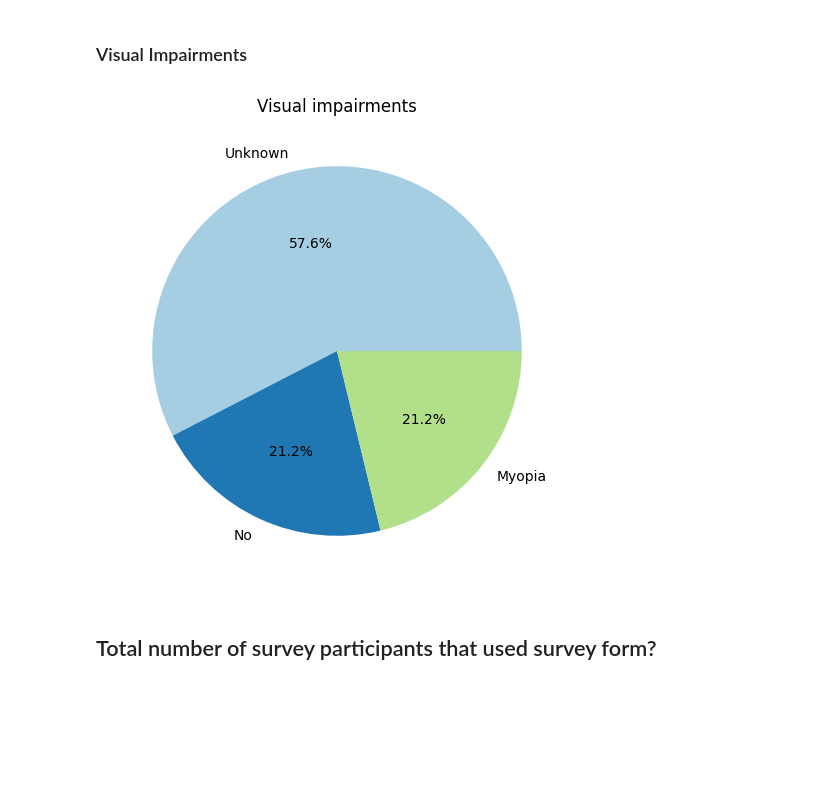
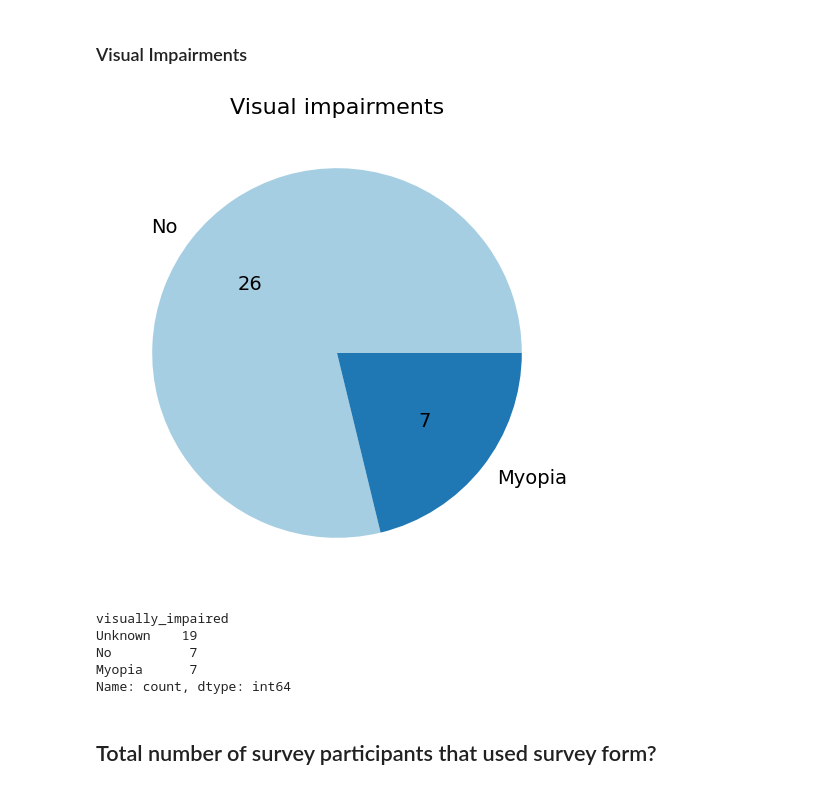
Before and after one commit to PaulErpen/user-data-analysis, a Jupyter notebook: user-data-analysis.ipynb, the cells around one changed output. Saved outputs shown, nothing was run; the diff lists cells and outputs as text; code cells hidden in the pictures; blank space fills up the shorter version.

```diff
--- a/user-data-analysis.ipynb
+++ b/user-data-analysis.ipynb
@@ -239,32 +242,41 @@ Number of color blind participants: 0
 # %%
 
 # Define categories
 def categorize_vision(value):
     if pd.isna(value) or value in ["-", ""]:
-        return "Unknown"
+        return "No"
     elif any(keyword in value for keyword in ["myopia", "myopic", "short-sighted", "shortsighted", "glasses"]):
         return "Myopia"
     elif any(keyword in value for keyword in ["no", "no visual impairments"]):
         return "No"
     else:
-        return "Unknown"
+        return "No"
 
 # Apply categorization
 vision = df_joined["visually_impaired"].apply(categorize_vision)
 
 final_counts = vision.value_counts()
 # Pie chart
 plt.figure(figsize=(8, 6))
 plt.pie(
     final_counts,
     labels=final_counts.index,
-    autopct="%1.1f%%",
+    autopct=lambda x: f"{round(x / 100 * final_counts.sum())}",
     colors=plt.cm.Paired.colors,
+    textprops={"size": 14}
 )
-plt.title("Visual impairments")
-plt.show()
+plt.title("Visual impairments", fontsize=16)
+plt.savefig("/home/paul/TUWien/MasterThesisNerf/thesis-document/graphics/appendix/survey-demographic/visual-impairments.png", bbox_inches="tight", pad_inches=0.5)
 # %% [output]
-[figure, old version]
+[figure, new version]
+# %%
+vision.value_counts()
+# %% [output]
+visually_impaired
+Unknown    19
+No          7
+Myopia      7
+Name: count, dtype: int64
 # %% [markdown]
 ## Total number of survey participants that used survey form?
 # %%
```
Also changed, not shown: parts of 7 cells of this notebook, 2 other files.
